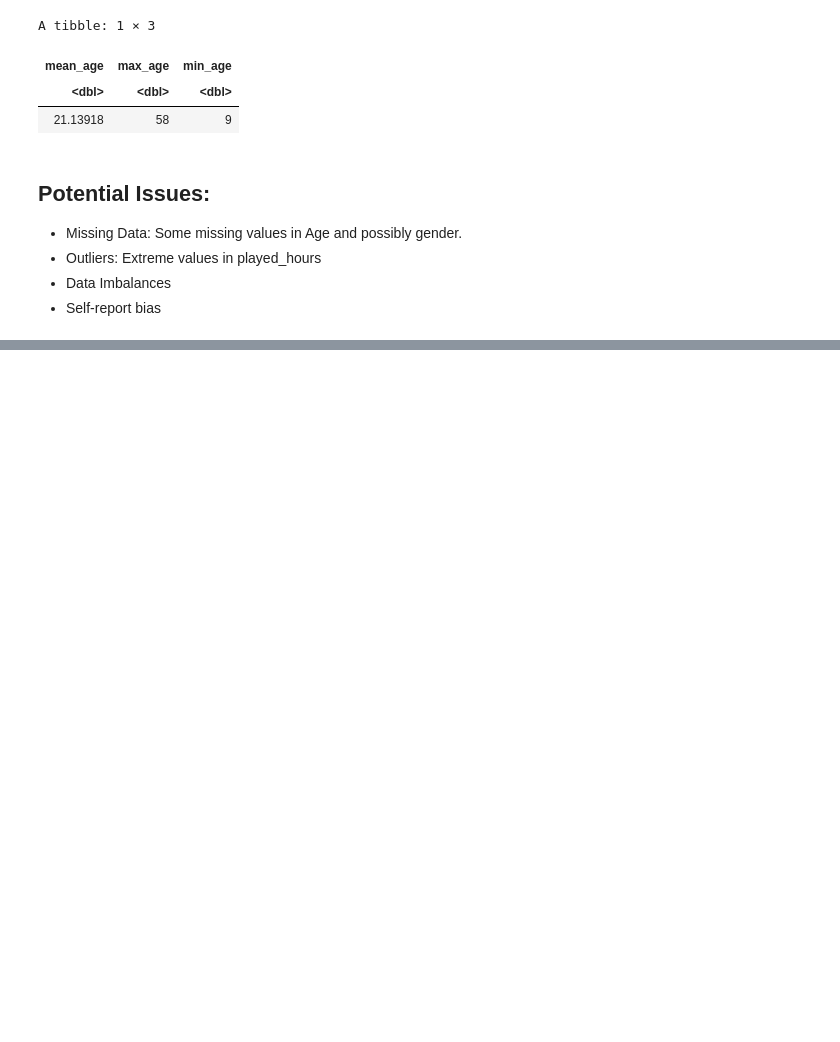
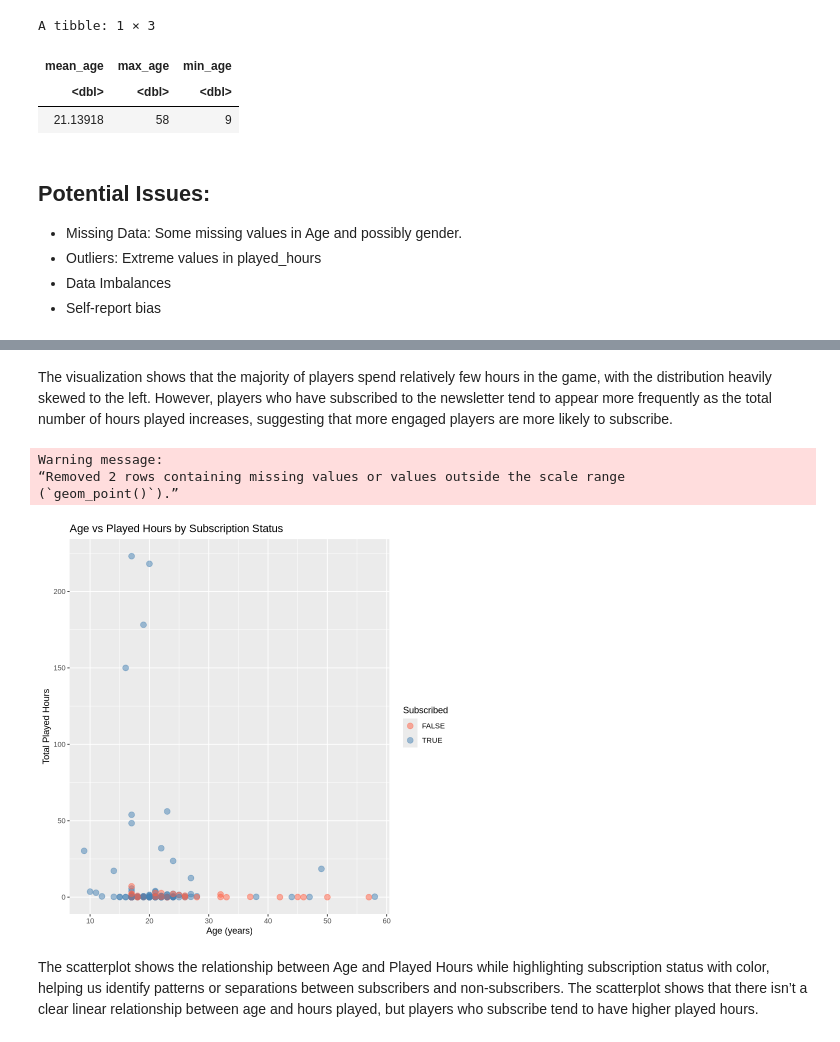
Before and after one commit to Florasuh/individual_project_planning_report, a Jupyter notebook: individual_planning_report.ipynb, the cells around one changed output, grey strips where cells are left out. Drawn from its saved outputs; the diff is of its cells as text; code cells hidden in the pictures; blank space fills up the shorter version.

```diff
--- a/individual_planning_report.ipynb
+++ b/individual_planning_report.ipynb
@@ -175,0 +277,19 @@ The player.csv dataset contains information about age and total hours played. Th
+# %% [markdown]
+The visualization shows that the majority of players spend relatively few hours in the game, with the distribution heavily skewed to the left. However, players who have subscribed to the newsletter tend to appear more frequently as the total number of hours played increases, suggesting that more engaged players are more likely to subscribe.
+# %%
+# Scatterplot of Age vs. Played Hours Colored by Subscription
+age_vs_played_hours <- ggplot(players, aes(x = Age, y = played_hours, color = subscribe)) +
+  geom_point(alpha = 0.5, size = 3) +
+  scale_color_manual(values = c("FALSE" = "tomato", "TRUE" = "steelblue")) +
+  labs(title = "Age vs Played Hours by Subscription Status",
+       x = "Age (years)",
+       y = "Total Played Hours",
+       color = "Subscribed")
+age_vs_played_hours
+# %% [output]
+Warning message:
+“Removed 2 rows containing missing values or values outside the scale range
+(`geom_point()`).”
+[figure, added]
+# %% [markdown]
+The scatterplot shows the relationship between Age and Played Hours while highlighting subscription status with color, helping us identify patterns or separations between subscribers and non-subscribers. The scatterplot shows that there isn’t a clear linear relationship between age and hours played, but players who subscribe tend to have higher played hours.
```
Also changed, not shown: parts of 12 cells of this notebook.
